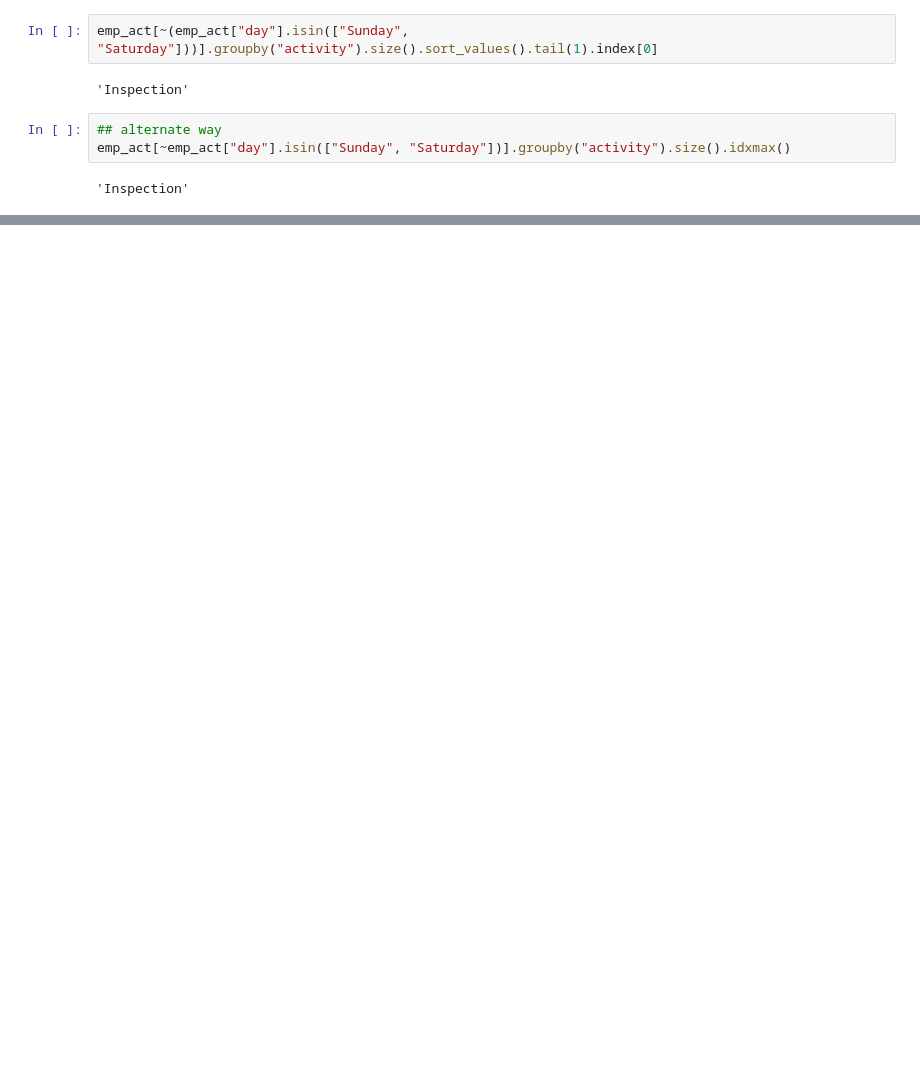
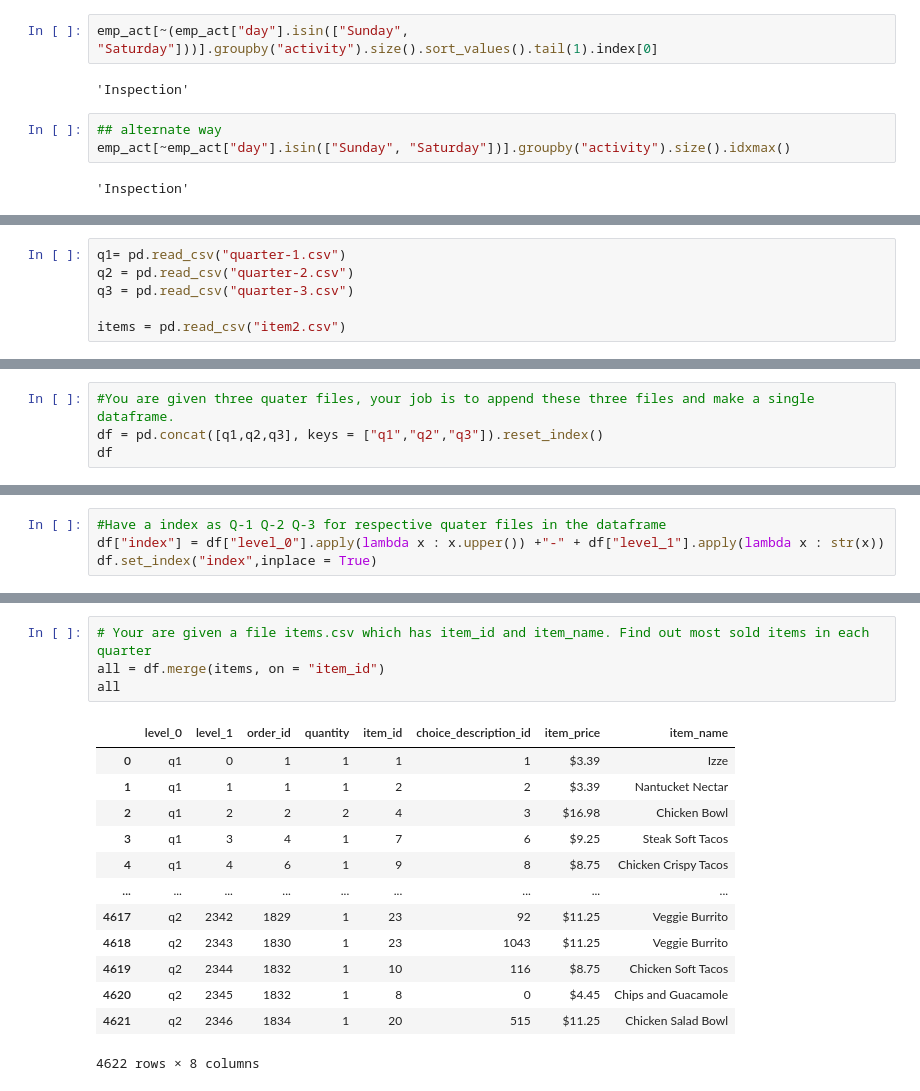
Before and after one commit to vaishnavipatel2805/Python_Libraries_Practice-, a Jupyter notebook: Pandas/Pandas_exercise.ipynb, the cells around one changed output, grey strips where cells are left out. Drawn from its saved outputs; the diff is of its cells as text; blank space fills up the shorter version.

```diff
--- a/Pandas/Pandas_exercise.ipynb
+++ b/Pandas/Pandas_exercise.ipynb
@@ -678,0 +795,6 @@ TypeError: Series.unstack() got an unexpected keyword argument 'ffill'
+# %%
+q1= pd.read_csv("quarter-1.csv")
+q2 = pd.read_csv("quarter-2.csv")
+q3 = pd.read_csv("quarter-3.csv")
+
+items = pd.read_csv("item2.csv")
@@ -678,0 +845,4 @@ TypeError: Series.unstack() got an unexpected keyword argument 'ffill'
+# %%
+#You are given three quater files, your job is to append these three files and make a single dataframe.
+df = pd.concat([q1,q2,q3], keys = ["q1","q2","q3"]).reset_index()
+df
@@ -678,0 +863,4 @@ TypeError: Series.unstack() got an unexpected keyword argument 'ffill'
+# %%
+#Have a index as Q-1 Q-2 Q-3 for respective quater files in the dataframe
+df["index"] = df["level_0"].apply(lambda x : x.upper()) +"-" + df["level_1"].apply(lambda x : str(x))
+df.set_index("index",inplace = True)
@@ -678,0 +891,18 @@ TypeError: Series.unstack() got an unexpected keyword argument 'ffill'
+# %%
+# Your are given a file items.csv which has item_id and item_name. Find out most sold items in each quarter
+all = df.merge(items, on = "item_id")
+all
+# %% [output]
+|  | level_0 | level_1 | order_id | quantity | item_id | choice_description_id | item_price | item_name |
+| 0 | q1 | 0 | 1 | 1 | 1 | 1 | $3.39 | Izze |
+| 1 | q1 | 1 | 1 | 1 | 2 | 2 | $3.39 | Nantucket Nectar |
+| 2 | q1 | 2 | 2 | 2 | 4 | 3 | $16.98 | Chicken Bowl |
+| 3 | q1 | 3 | 4 | 1 | 7 | 6 | $9.25 | Steak Soft Tacos |
+| 4 | q1 | 4 | 6 | 1 | 9 | 8 | $8.75 | Chicken Crispy Tacos |
+| ... | ... | ... | ... | ... | ... | ... | ... | ... |
+| 4617 | q2 | 2342 | 1829 | 1 | 23 | 92 | $11.25 | Veggie Burrito |
+| 4618 | q2 | 2343 | 1830 | 1 | 23 | 1043 | $11.25 | Veggie Burrito |
+| 4619 | q2 | 2344 | 1832 | 1 | 10 | 116 | $8.75 | Chicken Soft Tacos |
+| 4620 | q2 | 2345 | 1832 | 1 | 8 | 0 | $4.45 | Chips and Guacamole |
+| 4621 | q2 | 2346 | 1834 | 1 | 20 | 515 | $11.25 | Chicken Salad Bowl |
+4622 rows × 8 columns
```
Also changed, not shown: parts of 24 cells of this notebook, 4 other files.
